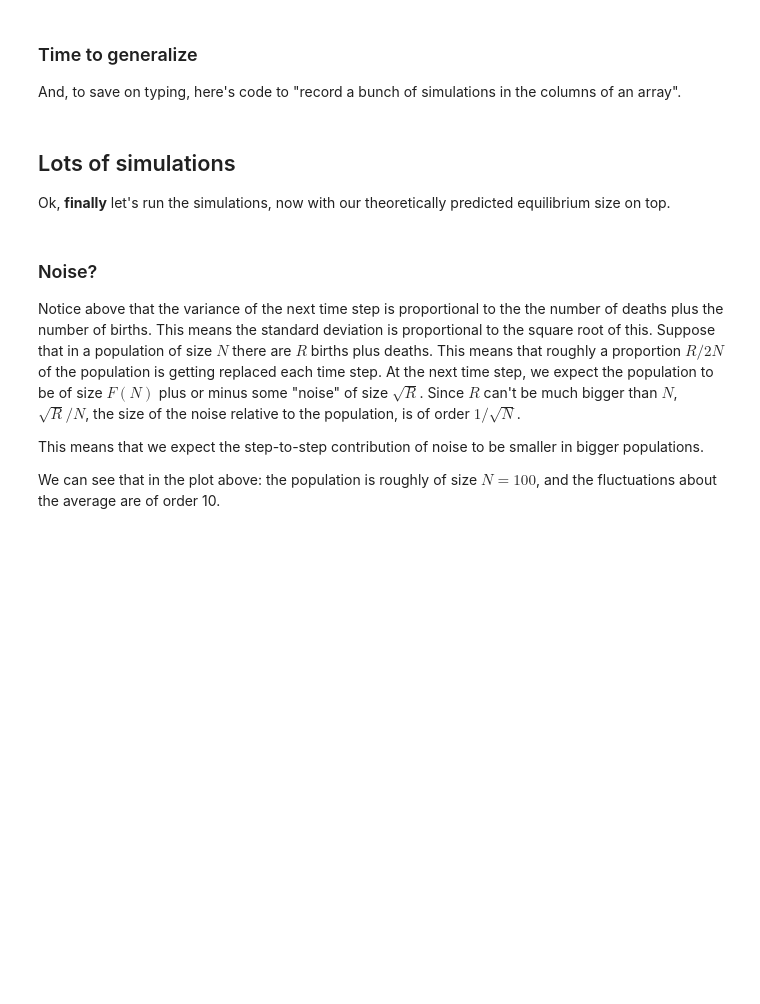
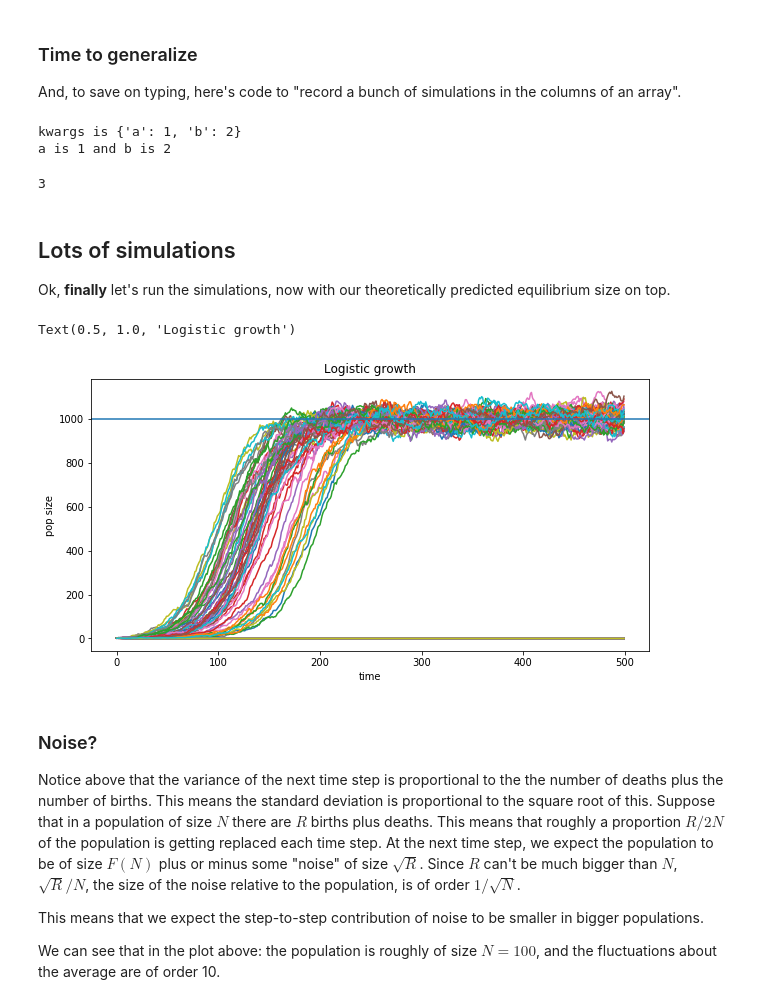
Before and after one commit to petrelharp/popbio, a Jupyter notebook: notebooks/individual_models.ipynb, the cells around one changed output. Drawn from its saved outputs; the diff is of its cells as text; code cells hidden in the pictures; blank space fills up the shorter version.

```diff
--- a/notebooks/individual_models.ipynb
+++ b/notebooks/individual_models.ipynb
@@ -145,5 +145,5 @@ We'll also *vectorize* this, to do many simulations at once.
 # %%
 def logistic_gen(N, lam, p, K):
     # N can be a vector of current simulation states
-    return (np.random.poisson(lam * N * np.fmax(0.0, 1 - N / K), len(N))
+    return (np.random.poisson(lam * N * np.fmax(0, 1 - N / K), len(N))
             + np.random.binomial(N, p, len(N)))
@@ -210,6 +214,23 @@ def run_sim(N0, gen_fn, ngens, dtype='int', **kwargs):
     for t in range(1, ngens):
         N[t, :] = gen_fn(N[t-1, :], **kwargs)
     return N
+# %%
+## aside on using **kwargs
+
+def f(**kwargs):
+    print("kwargs is {}".format(kwargs))
+    return kwargs
+
+def g(a, b):
+    print("a is {} and b is {}".format(a,b))
+    return a+b
+
+dab = f(a=1, b=2)
+g(**dab)
+# %% [output]
+kwargs is {'a': 1, 'b': 2}
+a is 1 and b is 2
+3
 # %% [markdown]
 ## Lots of simulations
 
@@ -217,14 +238,17 @@ Ok, **finally** let's run the simulations,
 now with our theoretically predicted equilibrium size on top.
 # %%
 N = run_sim(np.repeat(1, 100), gen_fn=logistic_gen, ngens=500,
-            lam=0.1, p=0.95, K=200)
+            lam=0.1, p=0.95, K=2000)
 
-plt.plot(N)
-plt.axhline(y=logistic_equil(lam=0.1, p=0.95, K=200))
-plt.xlabel("time")
-plt.ylabel("pop size")
-plt.title("Logistic growth")
-plt.show()
+fig, ax = plt.subplots()
+ax.plot(N)
+ax.axhline(y=logistic_equil(lam=0.1, p=0.95, K=2000))
+ax.set_xlabel("time")
+ax.set_ylabel("pop size")
+ax.set_title("Logistic growth")
+# %% [output]
+Text(0.5, 1.0, 'Logistic growth')
+[figure, added]
 # %% [markdown]
 ### Noise?
 
```
Also changed, not shown: parts of 6 cells of this notebook.
